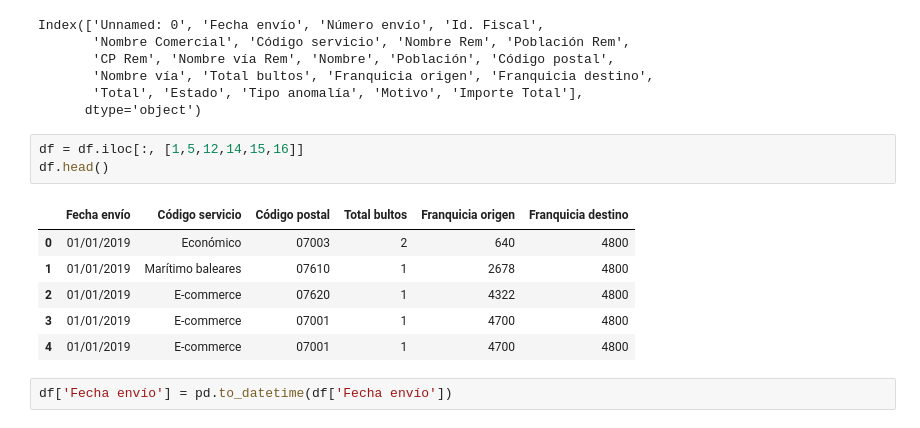
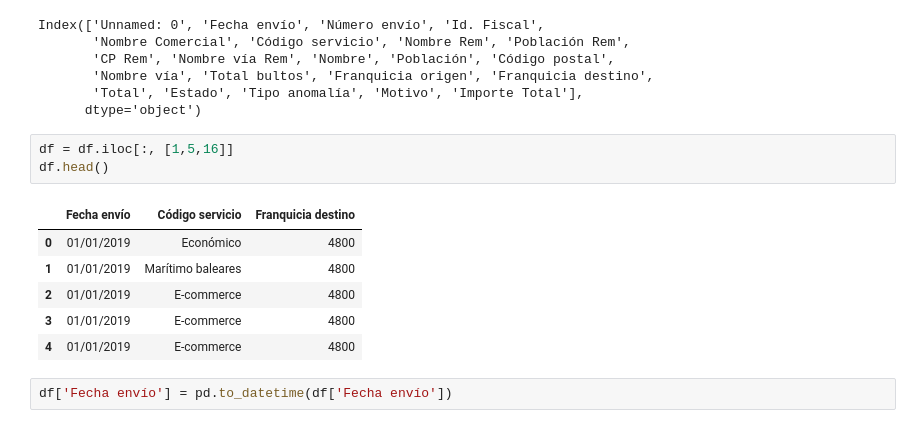
Before and after one commit to toniet/TFG, a Jupyter notebook: 1_CargaDataEnvios.ipynb, the cells around one changed output. Cells and saved outputs as stored; diff of their text form.

```diff
--- a/1_CargaDataEnvios.ipynb
+++ b/1_CargaDataEnvios.ipynb
@@ -34,15 +34,15 @@ Index(['Unnamed: 0', 'Fecha envío', 'Número envío', 'Id. Fiscal',
        'Total', 'Estado', 'Tipo anomalía', 'Motivo', 'Importe Total'],
       dtype='object')
 # %%
-df = df.iloc[:, [1,5,12,14,15,16]]
+df = df.iloc[:, [1,5,16]]
 df.head()
 # %% [output]
-|  | Fecha envío | Código servicio | Código postal | Total bultos | Franquicia origen | Franquicia destino |
-| 0 | 01/01/2019 | Económico | 07003 | 2 | 640 | 4800 |
-| 1 | 01/01/2019 | Marítimo baleares | 07610 | 1 | 2678 | 4800 |
-| 2 | 01/01/2019 | E-commerce | 07620 | 1 | 4322 | 4800 |
-| 3 | 01/01/2019 | E-commerce | 07001 | 1 | 4700 | 4800 |
-| 4 | 01/01/2019 | E-commerce | 07001 | 1 | 4700 | 4800 |
+|  | Fecha envío | Código servicio | Franquicia destino |
+| 0 | 01/01/2019 | Económico | 4800 |
+| 1 | 01/01/2019 | Marítimo baleares | 4800 |
+| 2 | 01/01/2019 | E-commerce | 4800 |
+| 3 | 01/01/2019 | E-commerce | 4800 |
+| 4 | 01/01/2019 | E-commerce | 4800 |
 # %%
 df['Fecha envío'] = pd.to_datetime(df['Fecha envío'])
 # %% [output]
```
Also changed, not shown: parts of 7 cells of this notebook, 2 other files.
